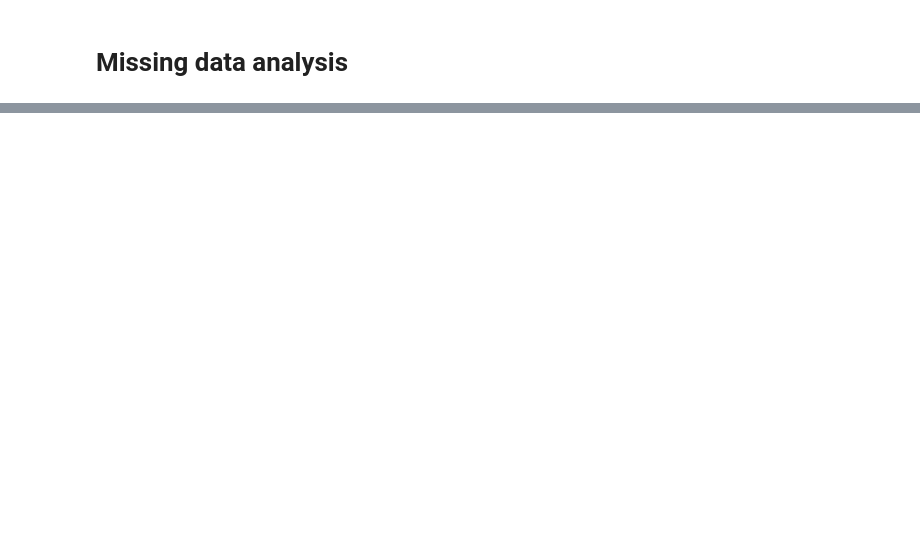
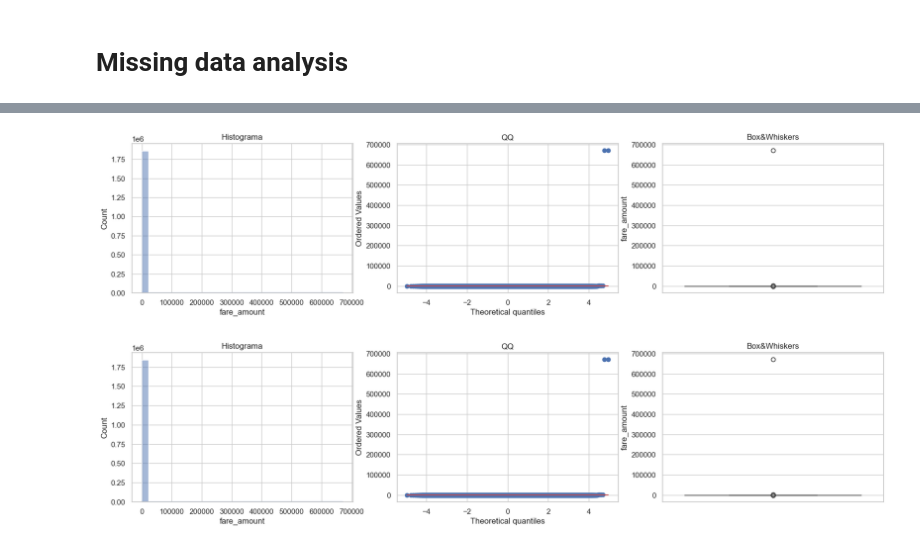
Before and after one commit to IA-UBA/analisis-de-datos, a Jupyter notebook: notebooks/MissingValuesAnalysis.ipynb, the cells around one changed output, grey strips where cells are left out. Saved outputs shown, nothing was run; the diff lists cells and outputs as text; code cells hidden in the pictures; blank space fills up the shorter version.

```diff
--- a/notebooks/MissingValuesAnalysis.ipynb
+++ b/notebooks/MissingValuesAnalysis.ipynb
@@ -60,0 +154,6 @@ dtype: object
+# %%
+outlier_diagnostic_plots(sample_df, "fare_amount")
+outlier_diagnostic_plots(mask_df, "fare_amount")
+# %% [output]
+[figure, added]
+[figure, added]
```
Also changed, not shown: parts of 43 cells of this notebook, 1 other file.
